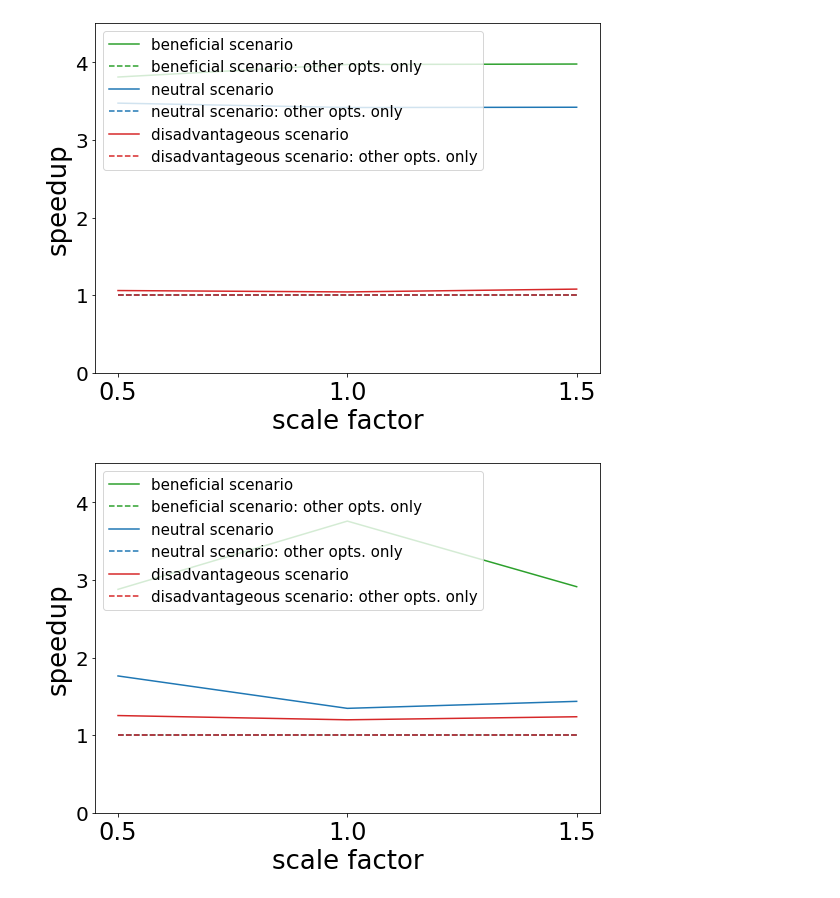
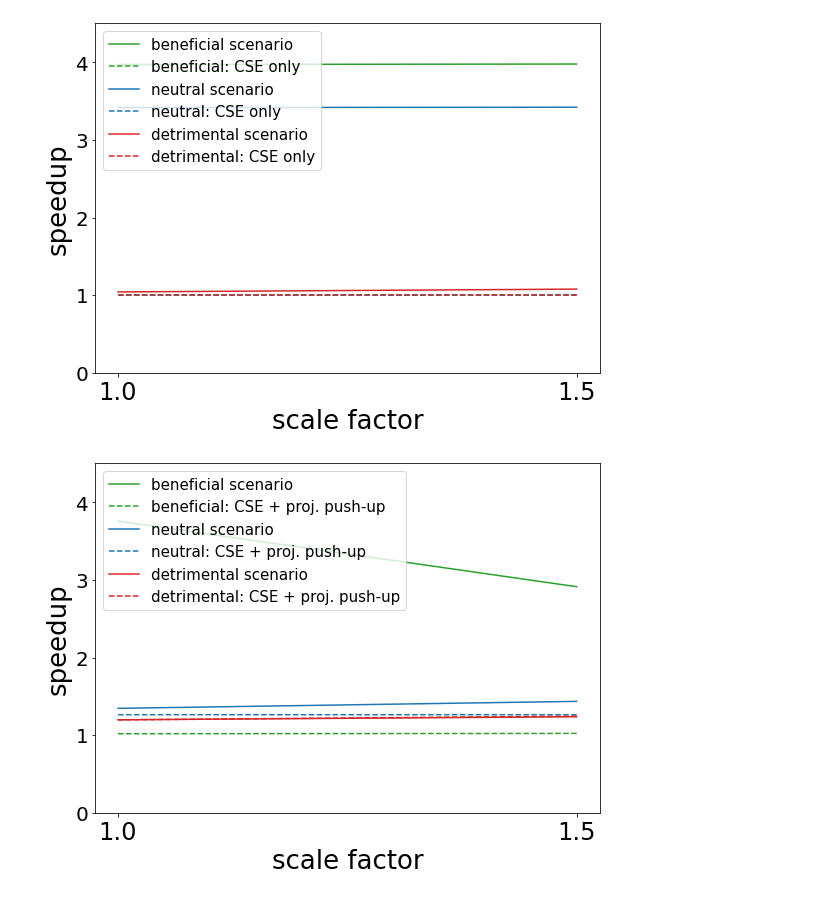
Before and after one commit to stefan-grafberger/mlwhatif, a Jupyter notebook: experiments/plot-benchmark-results--optimizations.ipynb, the cells around one changed output. Drawn from its saved outputs; the diff is of its cells as text; code cells hidden in the pictures.

```diff
--- a/experiments/plot-benchmark-results--optimizations.ipynb
+++ b/experiments/plot-benchmark-results--optimizations.ipynb
@@ -76,8 +76,9 @@ def plot_runtimes(scenario_name_to_named_metrics: Dict[str, Tuple[float, float]]
     plt.ylabel('speedup', fontsize=26)
     legend_names = []
     for scenario_name in scenario_name_to_named_metrics.keys():
-        legend_names.append(f"{scenario_name}")  #  w/ opt.
-        legend_names.append(f"{scenario_name}: other opts. only")
+        with_opt_desc, without_opt_desc = scenario_name.split(';', 2)
+        legend_names.append(f"{with_opt_desc}")  #  w/ opt.
+        legend_names.append(f"{without_opt_desc}")
     plt.legend(legend_names, loc='upper left',
                #, title="inspections", title_fontsize=16,
                fontsize=15, ncol=1)
@@ -218,30 +219,30 @@ plot_runtimes({'beneficial scenario': (ideal_df['analysis_result_with_opt'], ide
 # %%
 optimization = "projection_push_up"
-scale_factors = [0.5, 1.0, 1.5]
+scale_factors = [1.0, 1.5]
 variant_count = 4
 ideal_df = load_csv_result_data_scale_factors(optimization, "ideal", scale_factors, variant_count)
 average_df = load_csv_result_data_scale_factors(optimization, "average", scale_factors, variant_count)
 worst_df = load_csv_result_data_scale_factors(optimization, "worst", scale_factors, variant_count)
-plot_runtimes({'beneficial scenario': (ideal_df['analysis_result_with_opt_rule'], ideal_df['analysis_result_without_any_opt']),
-               'neutral scenario': (average_df['analysis_result_with_opt_rule'], average_df['analysis_result_without_any_opt']),
-               'disadvantageous scenario': (worst_df['analysis_result_with_opt_rule'], worst_df['analysis_result_without_any_opt'])},
+plot_runtimes({'beneficial scenario;beneficial: CSE only': (ideal_df['analysis_result_with_opt_rule'], ideal_df['analysis_result_without_any_opt']),
+               'neutral scenario;neutral: CSE only': (average_df['analysis_result_with_opt_rule'], average_df['analysis_result_without_any_opt']),
+               'detrimental scenario;detrimental: CSE only': (worst_df['analysis_result_with_opt_rule'], worst_df['analysis_result_without_any_opt'])},
               scale_factors,
               f"{optimization}_scale_factors")
 # %% [output]
-[figure, old version]
+[figure, new version]
 # %%
 optimization = "udf_split_and_reuse"
-scale_factors = [0.5, 1.0, 1.5]
+scale_factors = [1.0, 1.5]
 variant_count = 4
 ideal_df = load_csv_result_data_scale_factors(optimization, "ideal", scale_factors, variant_count)
 average_df = load_csv_result_data_scale_factors(optimization, "average", scale_factors, variant_count)
 worst_df = load_csv_result_data_scale_factors(optimization, "worst_w_safety", scale_factors, variant_count)
-plot_runtimes({'beneficial scenario': (ideal_df['analysis_result_with_reuse_opt_rule'], ideal_df['analysis_result_without_any_opt']),
-               'neutral scenario': (average_df['analysis_result_with_reuse_opt_rule'], average_df['analysis_result_without_any_opt']),
-               'disadvantageous scenario': (worst_df['analysis_result_with_reuse_opt_rule'], worst_df['analysis_result_without_any_opt'])},
+plot_runtimes({'beneficial scenario;beneficial: CSE + proj. push-up': (ideal_df['analysis_result_with_reuse_opt_rule'], ideal_df['analysis_result_with_push_up_opt_rule']),
+               'neutral scenario;neutral: CSE + proj. push-up': (average_df['analysis_result_with_reuse_opt_rule'], average_df['analysis_result_with_push_up_opt_rule']),
+               'detrimental scenario;detrimental: CSE + proj. push-up': (worst_df['analysis_result_with_reuse_opt_rule'], worst_df['analysis_result_with_push_up_opt_rule'])},
               scale_factors,
               f"{optimization}_scale_factors")
 # %% [output]
-[figure, old version]
+[figure, new version]
 # %%
 optimization = "filter_addition_push_up"
```
Also changed, not shown: parts of 11 cells of this notebook, 13 other files.
